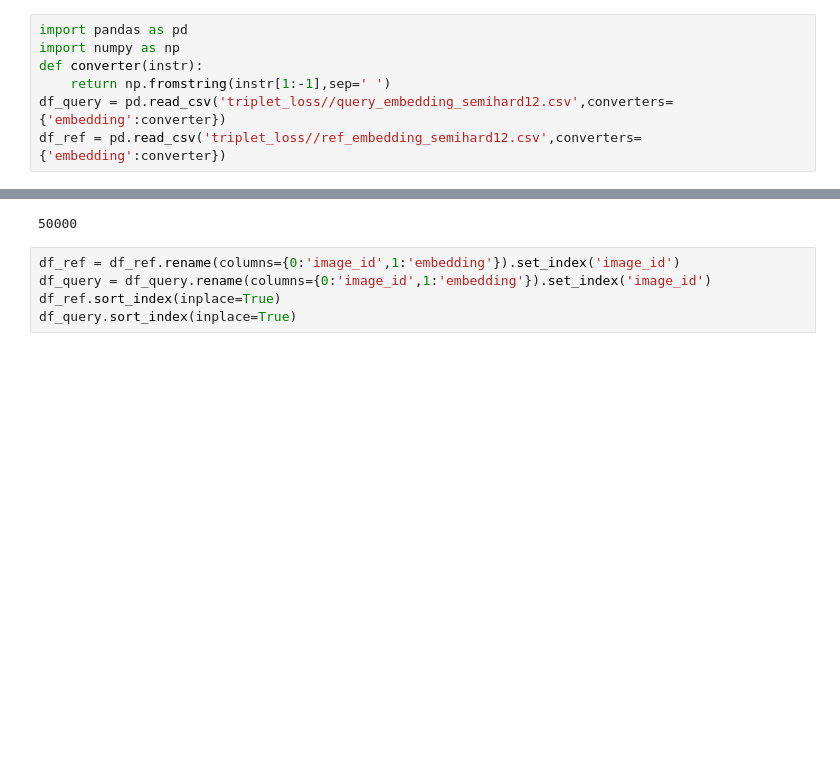
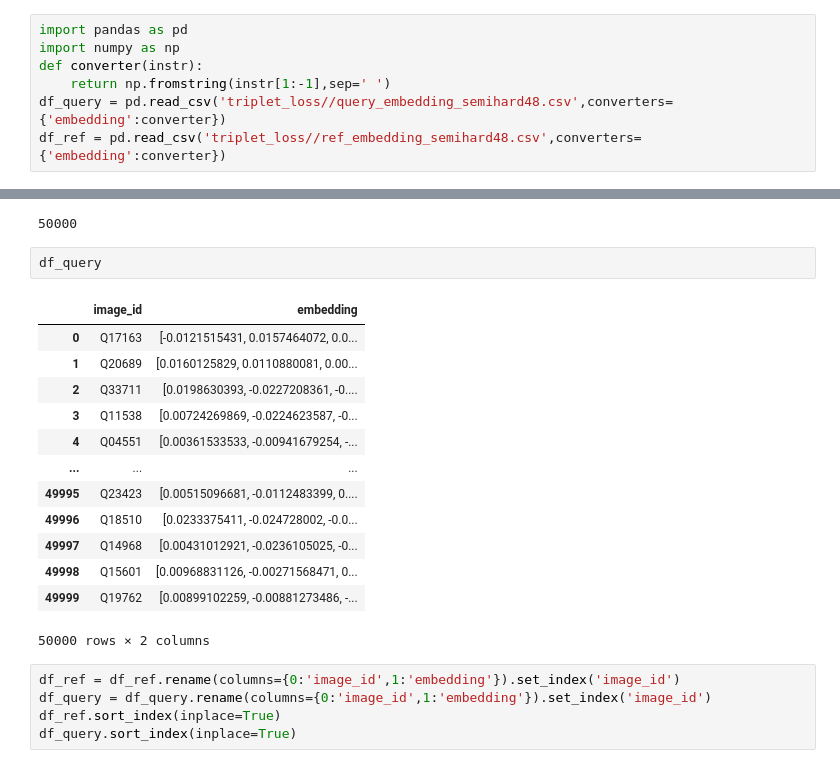
Before and after one commit to dudongtai2002/FB_image_matching_competition, a Jupyter notebook: generate_distance.ipynb, the cells around one changed output, grey strips where cells are left out. Drawn from its saved outputs; the diff is of its cells as text; blank space fills up the shorter version.

```diff
--- a/generate_distance.ipynb
+++ b/generate_distance.ipynb
@@ -14,12 +15,28 @@ import pandas as pd
 import numpy as np
 def converter(instr):
     return np.fromstring(instr[1:-1],sep=' ')
-df_query = pd.read_csv('triplet_loss//query_embedding_semihard12.csv',converters={'embedding':converter})
-df_ref = pd.read_csv('triplet_loss//ref_embedding_semihard12.csv',converters={'embedding':converter})
+df_query = pd.read_csv('triplet_loss//query_embedding_semihard48.csv',converters={'embedding':converter})
+df_ref = pd.read_csv('triplet_loss//ref_embedding_semihard48.csv',converters={'embedding':converter})
 # %%
 len(df_query)
 # %% [output]
 50000
+# %%
+df_query
+# %% [output]
+|  | image_id | embedding |
+| 0 | Q17163 | [-0.0121515431, 0.0157464072, 0.0... |
+| 1 | Q20689 | [0.0160125829, 0.0110880081, 0.00... |
+| 2 | Q33711 | [0.0198630393, -0.0227208361, -0.... |
+| 3 | Q11538 | [0.00724269869, -0.0224623587, -0... |
+| 4 | Q04551 | [0.00361533533, -0.00941679254, -... |
+| ... | ... | ... |
+| 49995 | Q23423 | [0.00515096681, -0.0112483399, 0.... |
+| 49996 | Q18510 | [0.0233375411, -0.024728002, -0.0... |
+| 49997 | Q14968 | [0.00431012921, -0.0236105025, -0... |
+| 49998 | Q15601 | [0.00968831126, -0.00271568471, 0... |
+| 49999 | Q19762 | [0.00899102259, -0.00881273486, -... |
+50000 rows × 2 columns
 # %%
 df_ref = df_ref.rename(columns={0:'image_id',1:'embedding'}).set_index('image_id')
 df_query = df_query.rename(columns={0:'image_id',1:'embedding'}).set_index('image_id')
```
Also changed, not shown: parts of 11 cells of this notebook, 9 other files.
